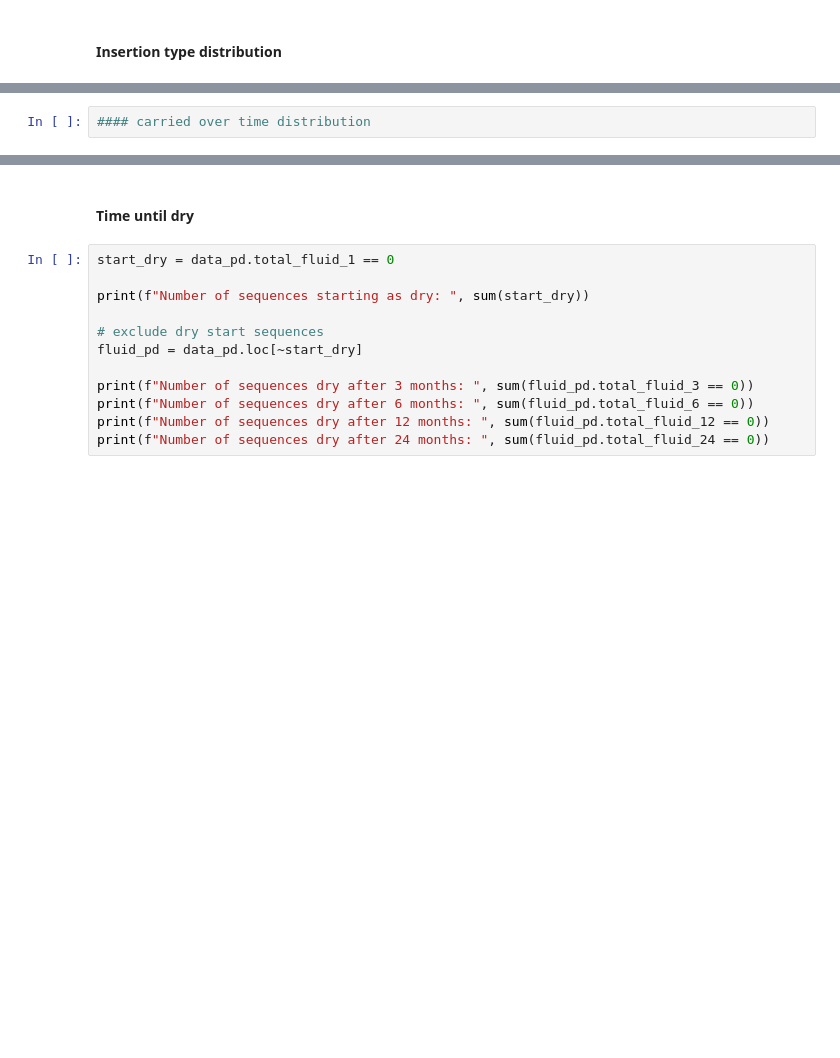
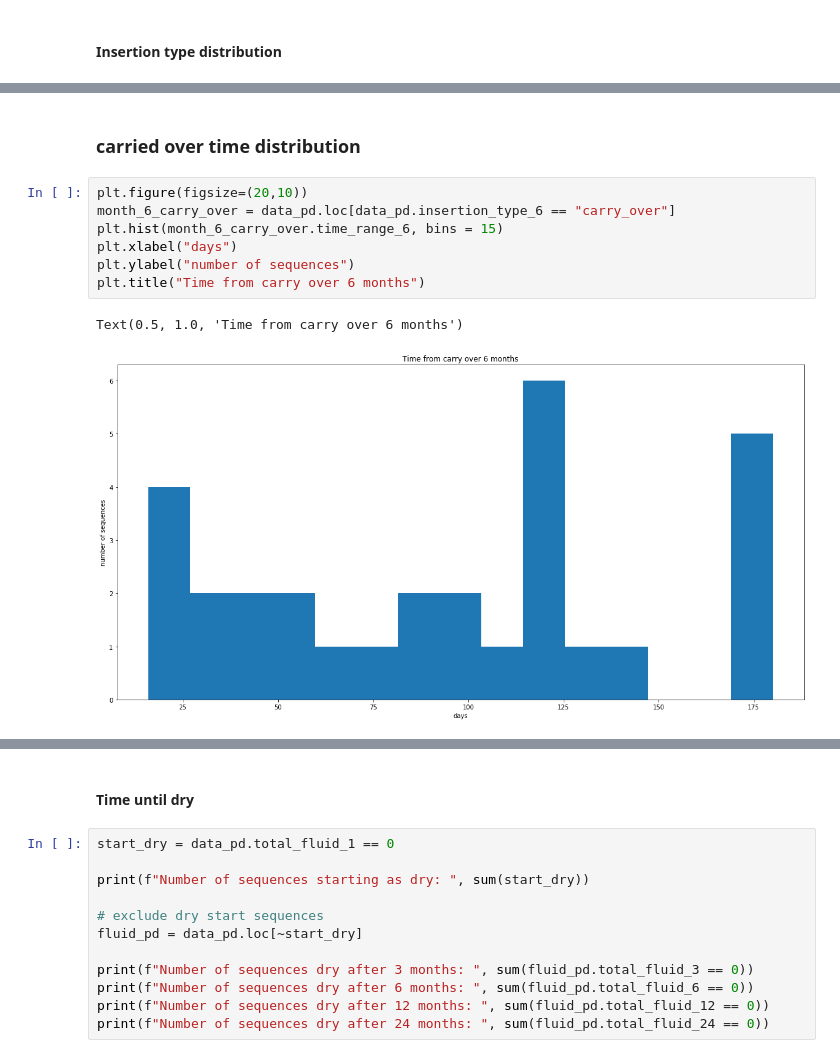
Before and after one commit to theislab/LODE, a Jupyter notebook: feature_statistics/notebooks/0_2_time_series_1-3-6-12-24-months.ipynb, the cells around one changed output, grey strips where cells are left out. Cells and saved outputs as stored; diff of their text form; blank space fills up the shorter version.

```diff
--- a/feature_statistics/notebooks/0_2_time_series_1-3-6-12-24-months.ipynb
+++ b/feature_statistics/notebooks/0_2_time_series_1-3-6-12-24-months.ipynb
@@ -38,5 +79,15 @@ Text(0.5, 1.0, 'month 24')
-# %%
-#### carried over time distribution
+# %% [markdown]
+### carried over time distribution
+# %%
+plt.figure(figsize=(20,10))
+month_6_carry_over = data_pd.loc[data_pd.insertion_type_6 == "carry_over"]
+plt.hist(month_6_carry_over.time_range_6, bins = 15)
+plt.xlabel("days")
+plt.ylabel("number of sequences")
+plt.title("Time from carry over 6 months")
+# %% [output]
+Text(0.5, 1.0, 'Time from carry over 6 months')
+[figure, added]
 # %%
 plt.figure(figsize=(20,10))
 month_12_carry_over = data_pd.loc[data_pd.insertion_type_12 == "carry_over"]
```
Also changed, not shown: parts of 34 cells of this notebook, 4 other files.
